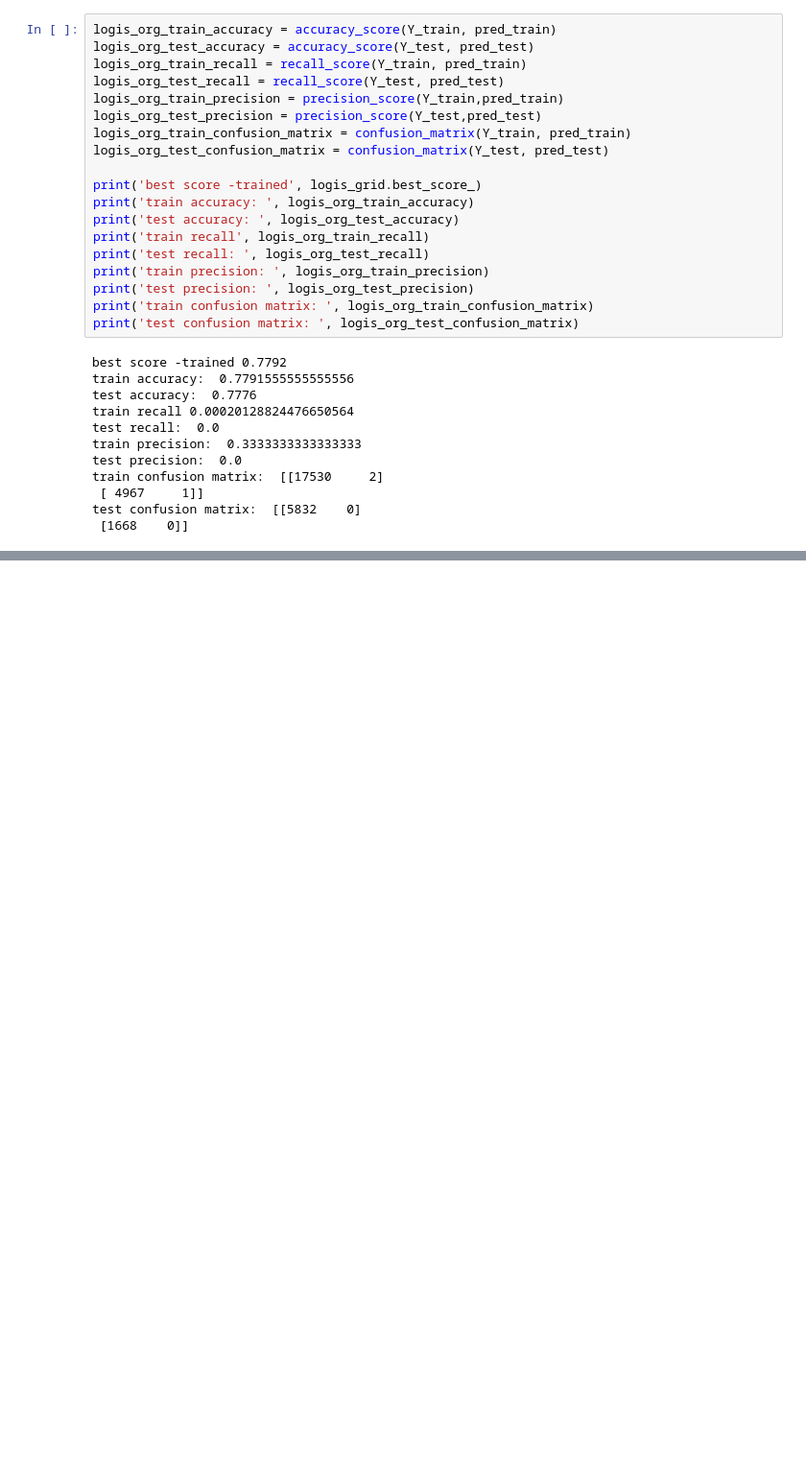
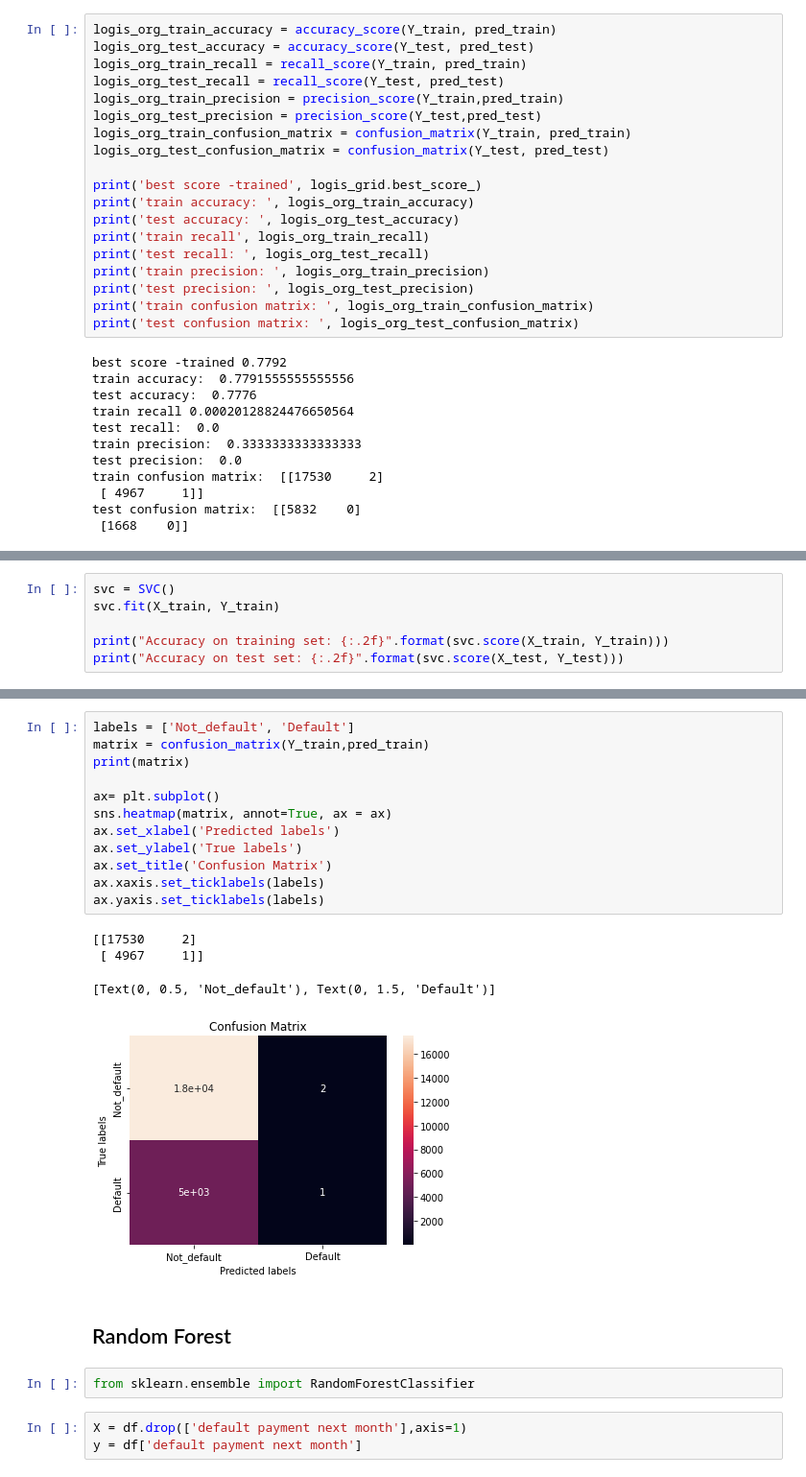
Before and after one commit to PratibhaSanganmath/Credit-Card-Default-Prediction, a Jupyter notebook: Copy_of_Credit_Card_Default_Prediction_Capstone_Project.ipynb, the cells around one changed output, grey strips where cells are left out. Shown: that part at 96% size. Cells and saved outputs as stored; diff of their text form; blank space fills up the shorter version.

```diff
--- a/Copy_of_Credit_Card_Default_Prediction_Capstone_Project.ipynb
+++ b/Copy_of_Credit_Card_Default_Prediction_Capstone_Project.ipynb
@@ -446,0 +458,6 @@ ax.yaxis.set_ticklabels(labels)
+# %%
+svc = SVC()
+svc.fit(X_train, Y_train)
+
+print("Accuracy on training set: {:.2f}".format(svc.score(X_train, Y_train)))
+print("Accuracy on test set: {:.2f}".format(svc.score(X_test, Y_test)))
@@ -446,0 +491,24 @@ ax.yaxis.set_ticklabels(labels)
+# %%
+labels = ['Not_default', 'Default']
+matrix = confusion_matrix(Y_train,pred_train)
+print(matrix)
+
+ax= plt.subplot()
+sns.heatmap(matrix, annot=True, ax = ax)
+ax.set_xlabel('Predicted labels')
+ax.set_ylabel('True labels')
+ax.set_title('Confusion Matrix')
+ax.xaxis.set_ticklabels(labels)
+ax.yaxis.set_ticklabels(labels)
+# %% [output]
+[[17530     2]
+ [ 4967     1]]
+[Text(0, 0.5, 'Not_default'), Text(0, 1.5, 'Default')]
+[figure, added]
+# %% [markdown]
+##  Random Forest
+# %%
+from sklearn.ensemble import RandomForestClassifier
+# %%
+X = df.drop(['default payment next month'],axis=1)
+y = df['default payment next month']
```
Also changed, not shown: parts of 16 cells of this notebook.
